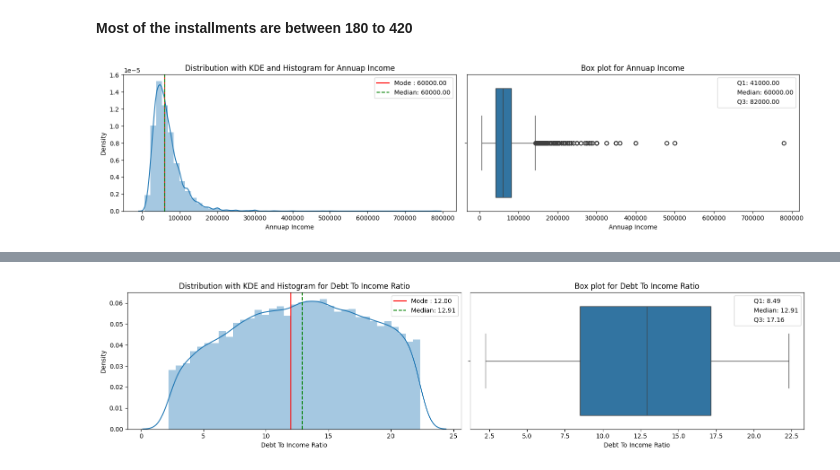
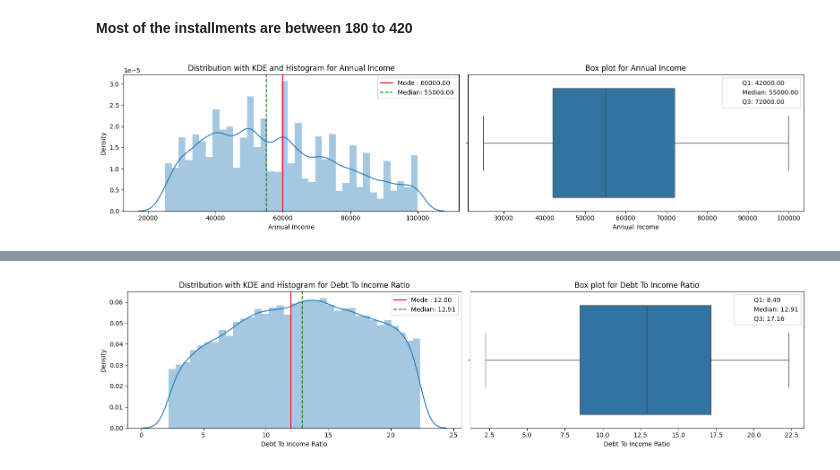
Before and after one commit to prachigoliwadekar/LendingClubCaseStudy, a Jupyter notebook: Group_Facilitator_Prachi.ipynb, the cells around one changed output, grey strips where cells are left out. Saved outputs shown, nothing was run; the diff lists cells and outputs as text; code cells hidden in the pictures.

```diff
--- a/Group_Facilitator_Prachi.ipynb
+++ b/Group_Facilitator_Prachi.ipynb
@@ -410,7 +410,7 @@ column_titles = {
     'grade': 'Grade',
     'emp_length': 'Employment Length',
     'home_ownership': 'Home Owner Status',
-    'annual_inc': 'Annuap Income',
+    'annual_inc': 'Annual Income',
     'verification_status': 'Verification Status',
     'issue_d': 'Issue Date',
     'loan_status': 'Loan Status',
@@ -530,7 +530,13 @@ univariate_analysis(imp_data, 'installment')
 # %% [markdown]
 **Most of the installments are between 180 to 420**
 # %%
-univariate_analysis(imp_data, 'annual_inc')
+# Calculate the 5th and 85th percentiles
+bottom_percentile = imp_data['annual_inc'].quantile(0.05)
+top_percentile = imp_data['annual_inc'].quantile(0.85)
+
+# Filter the DataFrame to remove outliers
+annual_inc_filtered_df = imp_data[(imp_data['annual_inc'] >= bottom_percentile) & (imp_data['annual_inc'] <= top_percentile)]
+univariate_analysis(annual_inc_filtered_df, 'annual_inc')
 # %% [output]
-[figure, old version]
+[figure, new version]
 # %% [markdown]
```
Also changed, not shown: parts of 18 cells of this notebook, 1 other file.
